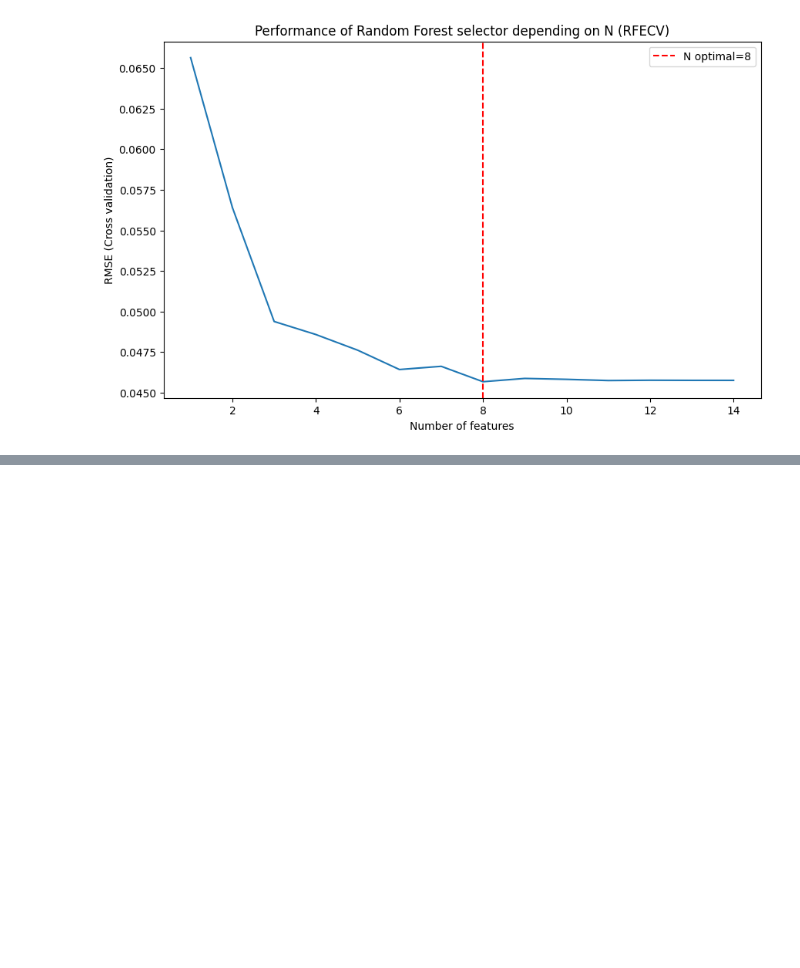
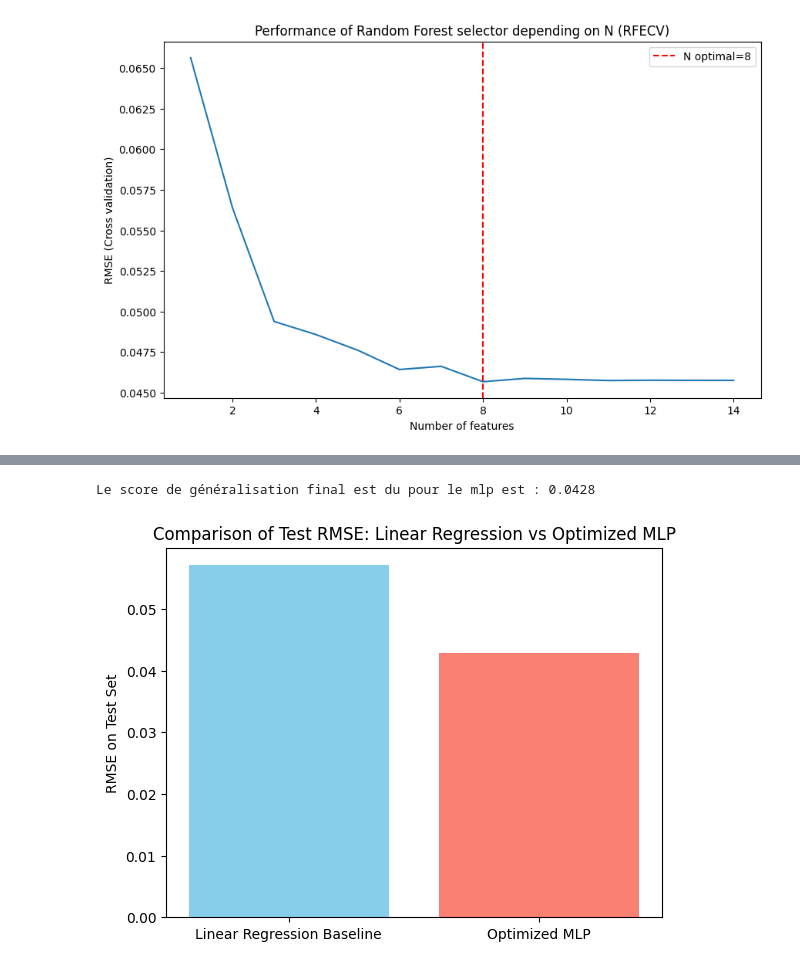
Before and after one commit to thomasrixen/LELEC2870-Project, a Jupyter notebook: Full pipeline/final_pipeline.ipynb, the cells around one changed output, grey strips where cells are left out. Drawn from its saved outputs; the diff is of its cells as text; code cells hidden in the pictures; blank space fills up the shorter version.

Commit message:
finl pipeline correct part3 included

```diff
--- a/Full pipeline/final_pipeline.ipynb
+++ b/Full pipeline/final_pipeline.ipynb
@@ -189,3 +192,18 @@ Top 10 des caractéristiques selon Random Forest Importance:
 5                     sarsaparilla    0.019582
 3                   smurfin donuts    0.010945
 12  profession_resource extraction    0.004388
+# %%
+
+
+linreg_final = LinearRegression()
+linreg_final.fit(X_train_mrmr, y_train)
+
+y_pred_test = linreg_final.predict(X_test_mrmr)
+rmse_test_linear = compute_rmse(y_pred_test, y_test)
+print(f"\nRMSE sur test = {rmse_test_linear:.4f}")
+
+# Prédictions
+y_pred_unlabeled = linreg_final.predict(X_unlabeled_mrmr)
+
+
+print("\nFichier y_pred.csv généré avec succès !")
@@ -385,0 +408,25 @@ Fitting 5 folds for each of 9 candidates, totalling 45 fits
+# %%
+
+# Prédictions sur l'ensemble de Test
+y_test_ravel = y_test.values.ravel() if hasattr(y_test, 'values') else y_test.ravel()
+y_pred_test_mlp = best_mlp_model_final.predict(X_test_part2)
+
+# Calcul des RMSE de Test
+rmse_test_mlp = compute_rmse(y_pred_test_mlp, y_test_ravel)
+
+# Modèle Linéaire (Baseline - Valeur obtenue en Partie 1)
+linearBaseline = rmse_test_linear
+
+# --- 3. Synthèse des Résultats Finals ---
+
+#plot difference in test RMSE
+print(f"Le score de généralisation final est du pour le mlp est : {rmse_test_mlp:.4f}")
+labels = ['Linear Regression Baseline', 'Optimized MLP']
+rmse_values = [linearBaseline, rmse_test_mlp]
+plt.bar(labels, rmse_values, color=['skyblue', 'salmon'])
+plt.ylabel('RMSE on Test Set')
+plt.title('Comparison of Test RMSE: Linear Regression vs Optimized MLP')
+plt.show()
+# %% [output]
+Le score de généralisation final est du pour le mlp est : 0.0428
+[figure, added]
```
Also changed, not shown: parts of 13 cells of this notebook, 3 other files.
